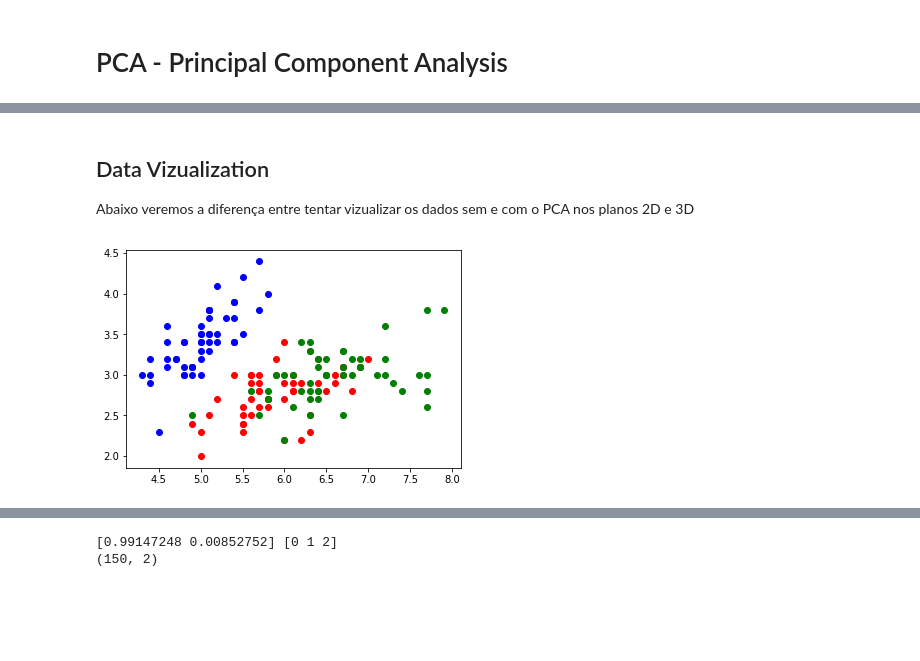
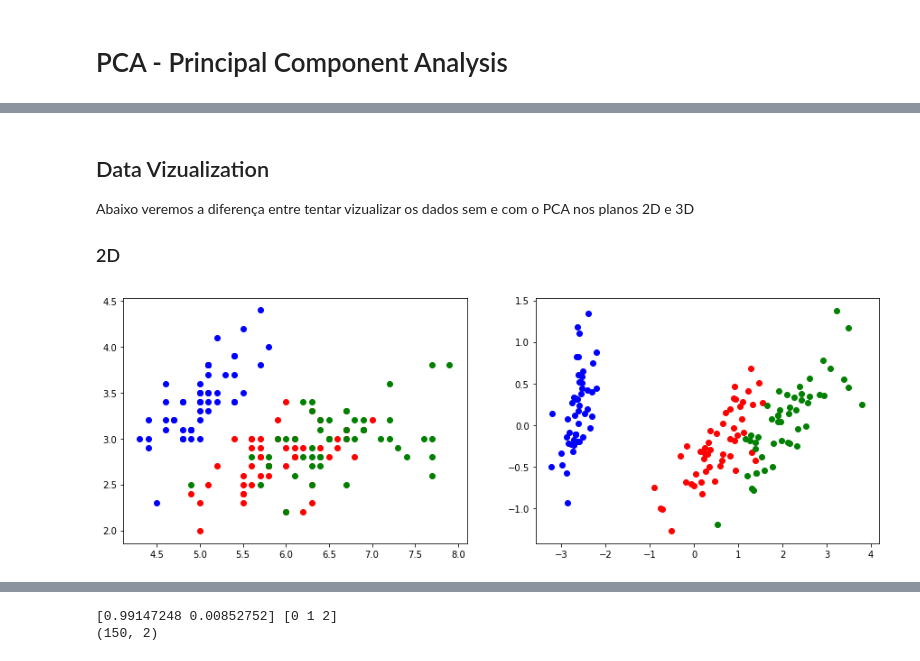
Before and after one commit to DaniloRodrigo/DIM0613_2018_2, a Jupyter notebook: PCA_and_LDA.ipynb, the cells around one changed output, grey strips where cells are left out. Saved outputs shown, nothing was run; the diff lists cells and outputs as text; code cells hidden in the pictures; blank space fills up the shorter version.

```diff
--- a/PCA_and_LDA.ipynb
+++ b/PCA_and_LDA.ipynb
@@ -94,15 +79,29 @@ data_t = pca.transform(data)
 ## Data Vizualization
 
 Abaixo veremos a diferença entre tentar vizualizar os dados sem e com o PCA nos planos 2D e 3D
+
+### 2D
 # %%
 iris_dataset = datasets.load_iris()
 
 X = iris_dataset.data
 Y = iris_dataset.target
 
 colors = ['blue', 'red', 'green']
 
+fig = plt.figure(figsize=(15, 5))
+
+plt.subplot(1, 2, 1)
 for i in range(X.shape[0]):
     plt.scatter(X[i, 0], X[i, 1], c=colors[Y[i]], )
+
+pca = PCA()
+pca.fit(X)
+X = pca.transform(X)
+
+plt.subplot(1, 2, 2)
+for i in range(X.shape[0]):
+    plt.scatter(X[i, 0], X[i, 1], c=colors[Y[i]])
+plt.show()
 # %% [output]
-[figure, old version]
+[figure, new version]
```
Also changed, not shown: parts of 13 cells of this notebook.
